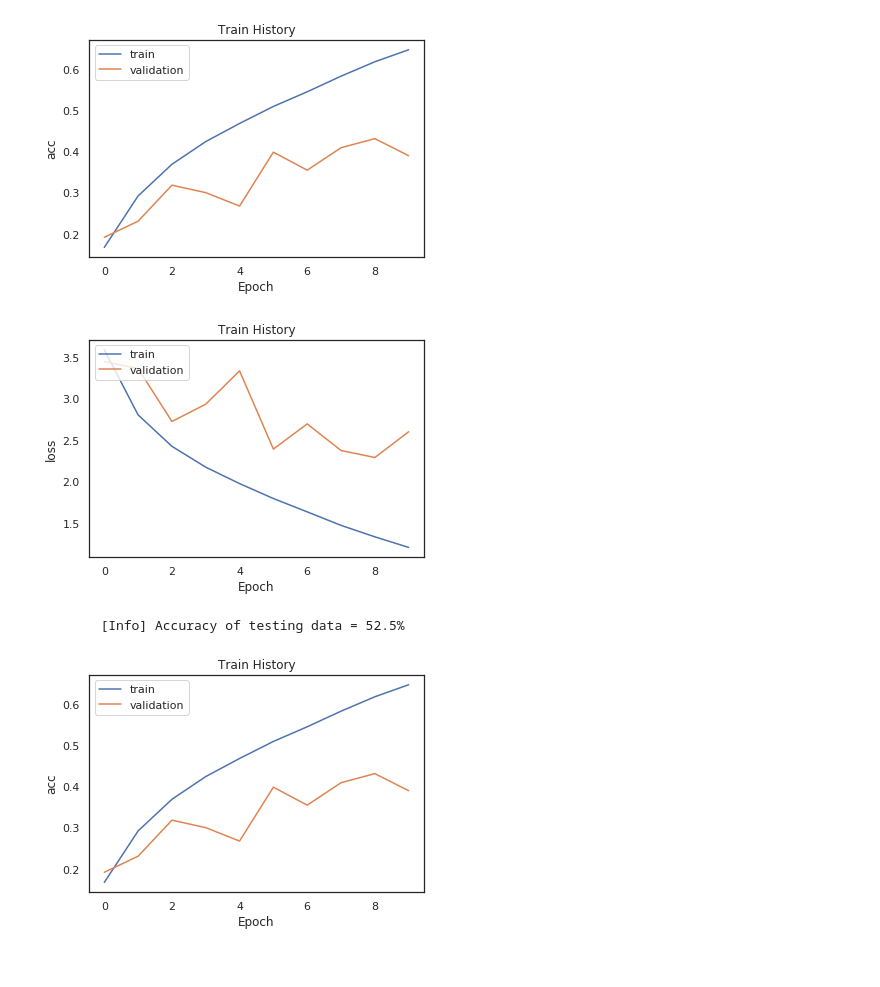
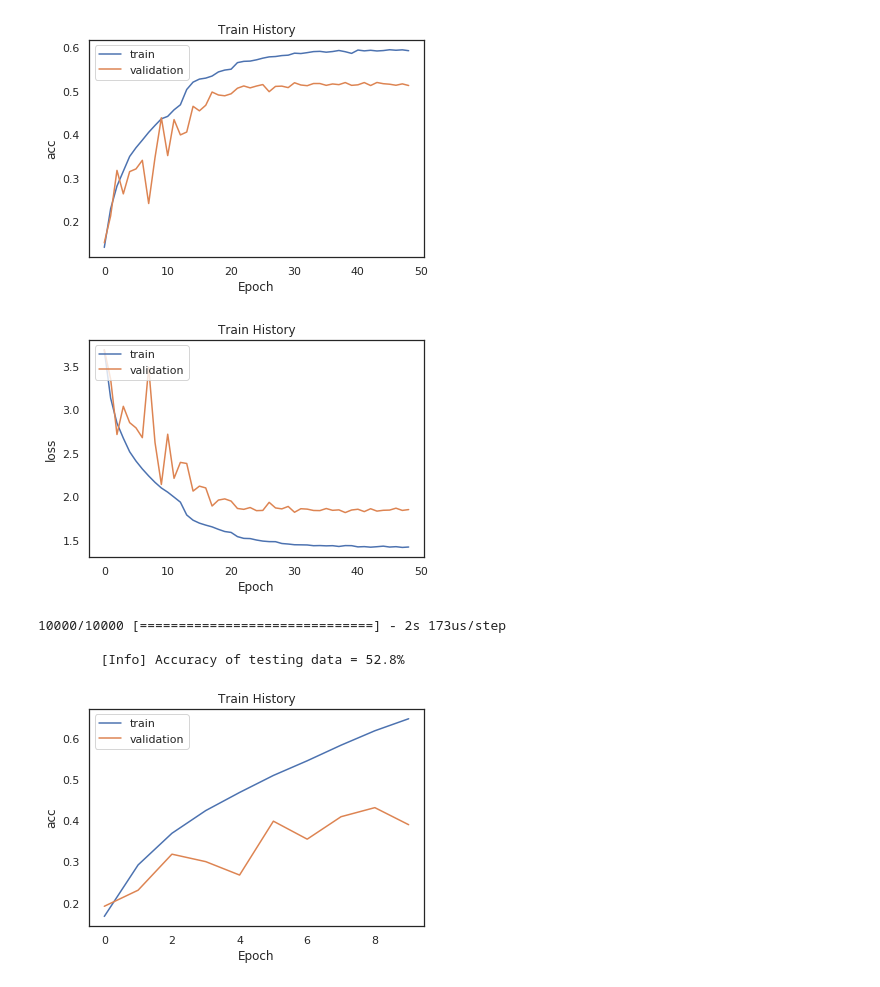
Before and after one commit to handsomekiwi/JupyterPractice, a Jupyter notebook: ML_course_HW/Y2019 HW10_2u.ipynb, the cells around one changed output. Cells and saved outputs as stored; diff of their text form; code cells hidden in the pictures.

```diff
--- a/ML_course_HW/Y2019 HW10_2u.ipynb
+++ b/ML_course_HW/Y2019 HW10_2u.ipynb
@@ -121,9 +144,14 @@ learning_rate_reduction = ReduceLROnPlateau(monitor='val_acc',
                                             factor=0.5,
                                             min_lr=0.00001)
 
-epochs = 2000 # Turn epochs to 30 to get 0.9967 accuracy
+epochs = 100 # Turn epochs to 30 to get 0.9967 accuracy
 batch_size = 200
 
+from keras.callbacks import ReduceLROnPlateau, ModelCheckpoint, EarlyStopping
+reduce_learning_rate = ReduceLROnPlateau(monitor = 'val_acc', patience = 3, verbose = 1, factor = 0.3, min_lr = 0.00001)
+early_stopping = EarlyStopping(monitor = 'val_loss', min_delta = 1e-10, patience = 10, verbose = 1, restore_best_weights = True)
+checkpoint = ModelCheckpoint('cifar_weights.h5', monitor = 'val_acc', verbose = 1, save_best_only = True, mode = 'max')
+callbacks = [reduce_learning_rate,early_stopping,checkpoint]
 datagen = ImageDataGenerator(
         featurewise_center=False,  # set input mean to 0 over the dataset
         samplewise_center=False,  # set each sample mean to 0
@@ -134,20 +162,20 @@ datagen = ImageDataGenerator(
         zoom_range = 0.1, # Randomly zoom image
         width_shift_range=0.1,  # randomly shift images horizontally (fraction of total width)
         height_shift_range=0.1,  # randomly shift images vertically (fraction of total height)
-        horizontal_flip=False,  # randomly flip images
-        vertical_flip=False)  # randomly flip images
+        horizontal_flip=True,  # randomly flip images
+        vertical_flip=True)  # randomly flip images
 datagen.fit(X_train)
+
 # Fit the model
 history = model.fit_generator(datagen.flow(X_train,Y_train, batch_size=batch_size),
                               epochs = epochs, validation_data = (X_val,Y_val),
                               verbose = 2, steps_per_epoch=X_train.shape[0] // batch_size
-                              , callbacks=[learning_rate_reduction])
+                              , callbacks= callbacks)
 
-show_train_history(train_history, 'acc', 'val_acc')
-show_train_history(train_history, 'loss', 'val_loss')
+#train_history=model.fit(x=x_train_normalize, y=y_train_onehot, validation_split=0.2, epochs=10, batch_size=128,verbose=2)
+show_train_history(history, 'acc', 'val_acc')
+show_train_history(history, 'loss', 'val_loss')
 scores = model.evaluate(x_test_normalize, y_test_onehot)
 print()
 print("\t[Info] Accuracy of testing data = {:2.1f}%".format(scores[1]*100.0))
-
-#train_history=model.fit(x=x_train_normalize, y=y_train_onehot, validation_split=0.2, epochs=10, batch_size=128,verbose=2)
 # %% [output]
@@ -172,14 +204,15 @@ KeyboardInterrupt: ignored
 # %%
-show_train_history(train_history, 'acc', 'val_acc')
-show_train_history(train_history, 'loss', 'val_loss')
+show_train_history(history, 'acc', 'val_acc')
+show_train_history(history, 'loss', 'val_loss')
+scores = model.evaluate(x_test_normalize, y_test_onehot)
 print()
 print("\t[Info] Accuracy of testing data = {:2.1f}%".format(scores[1]*100.0))
-
-#train_history=model.fit(x=x_train_normalize, y=y_train_onehot, validation_split=0.2, epochs=10, batch_size=128,verbose=2)
 # %% [output]
-[figure, old version]
+[figure, new version]
-[figure, old version]
+[figure, new version]
-        [Info] Accuracy of testing data = 52.5%
+10000/10000 [==============================] - 2s 173us/step
+
+        [Info] Accuracy of testing data = 52.8%
 # %%
 # %% [output]
 [figure]
```
Also changed, not shown: parts of 4 cells of this notebook.
